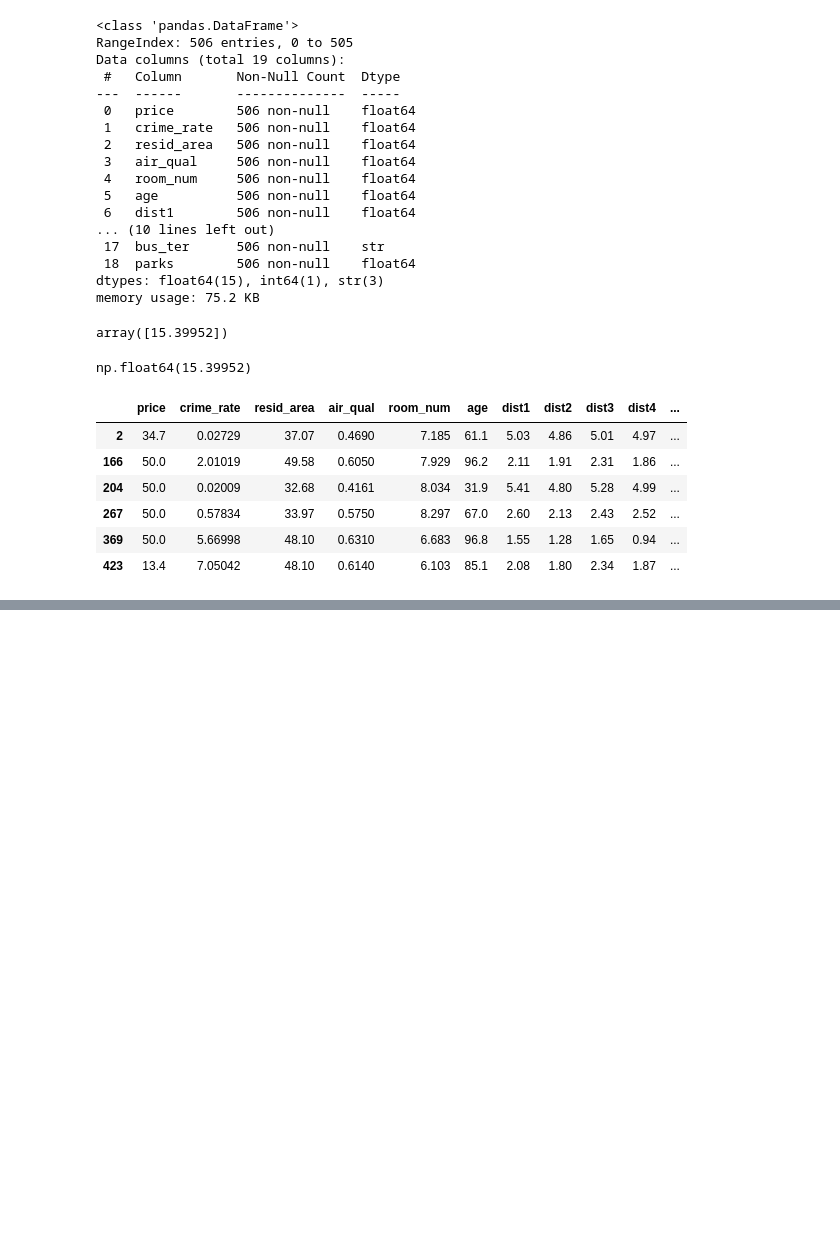
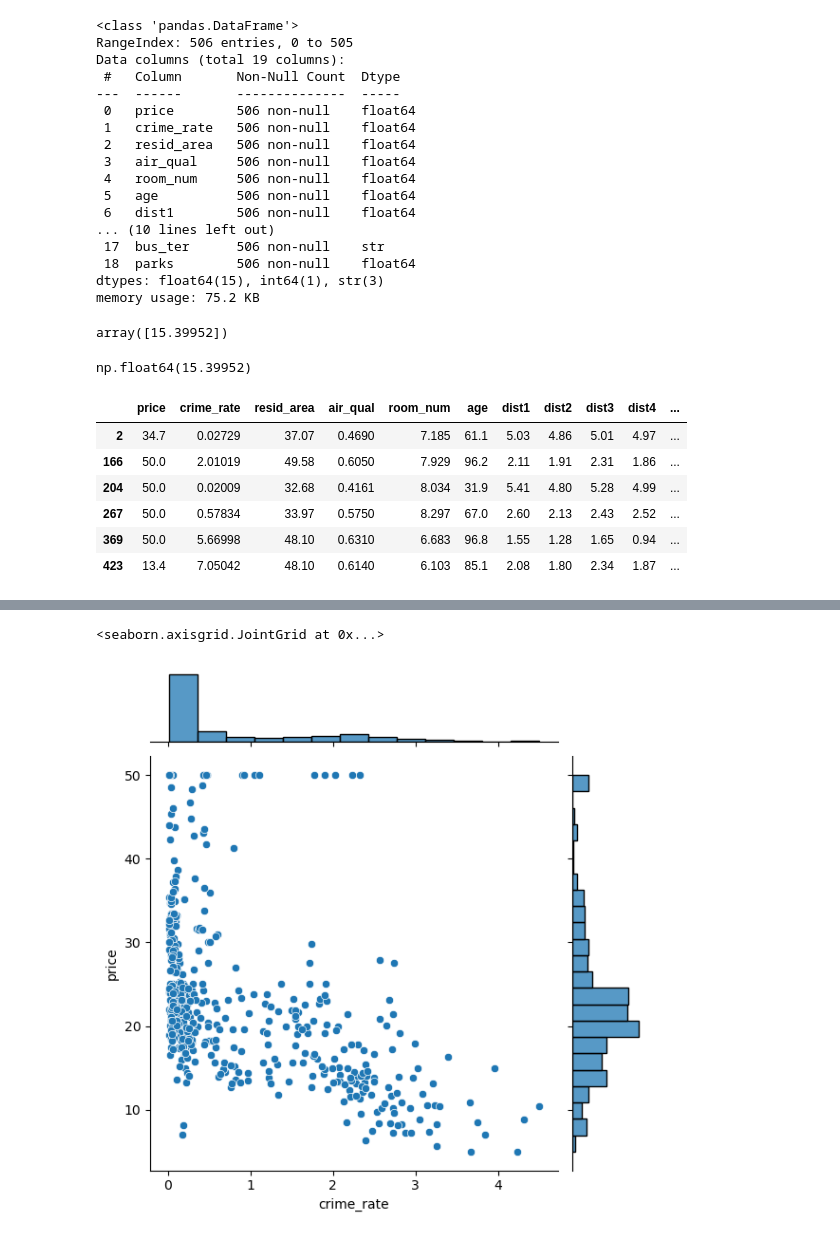
Before and after one commit to malvernbright/machine-learning-python-r, a Jupyter notebook: Preprocessing.ipynb, the cells around one changed output, grey strips where cells are left out. Drawn from its saved outputs; the diff is of its cells as text; code cells hidden in the pictures; blank space fills up the shorter version.

```diff
--- a/Preprocessing.ipynb
+++ b/Preprocessing.ipynb
@@ -133,0 +158,2 @@ df[df.n_hot_rooms > uv]
+# %%
+df.loc[df.rainfall < .3*lv, 'rainfall'] = .3*lv
@@ -133,0 +202,2 @@ df[df.n_hot_rooms > uv]
+# %%
+df.n_hos_beds = df.n_hos_beds.fillna(df.n_hos_beds.mean())
@@ -133,0 +224,2 @@ df[df.n_hot_rooms > uv]
+# %%
+df.waterbody = df.waterbody.fillna('None')
@@ -133,0 +253,7 @@ df[df.n_hot_rooms > uv]
+# %%
+df.crime_rate = np.log(1 + df.crime_rate) # log transformation
+# %%
+sns.jointplot(x='crime_rate', y='price', data=df)
+# %% [output]
+<seaborn.axisgrid.JointGrid at 0x...>
+[figure, added]
```
Also changed, not shown: parts of 29 cells of this notebook, 3 other files.
